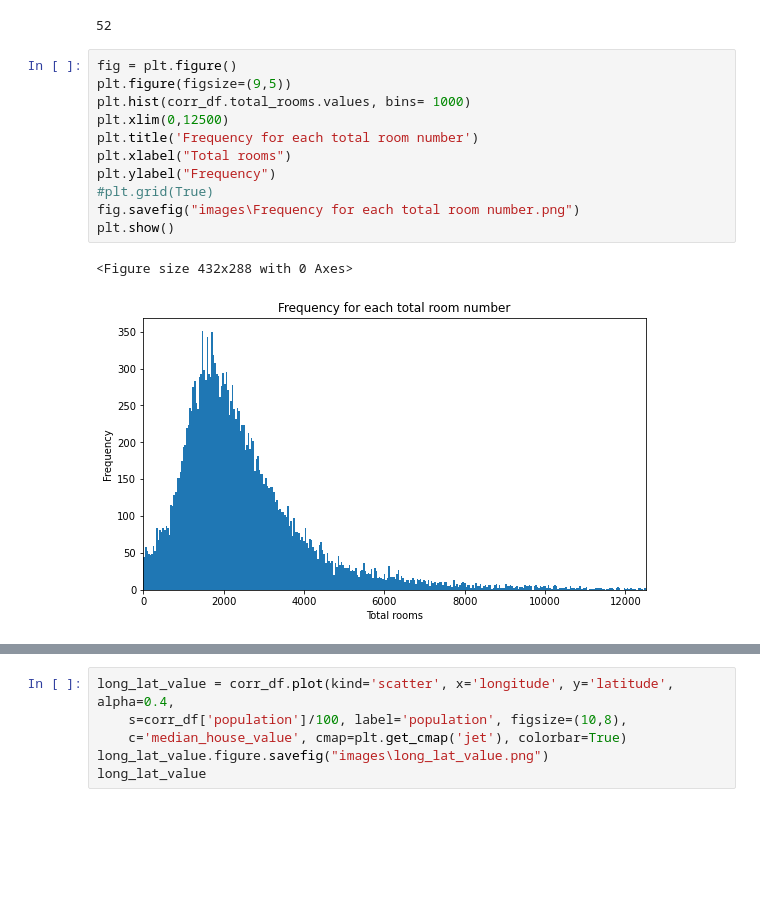
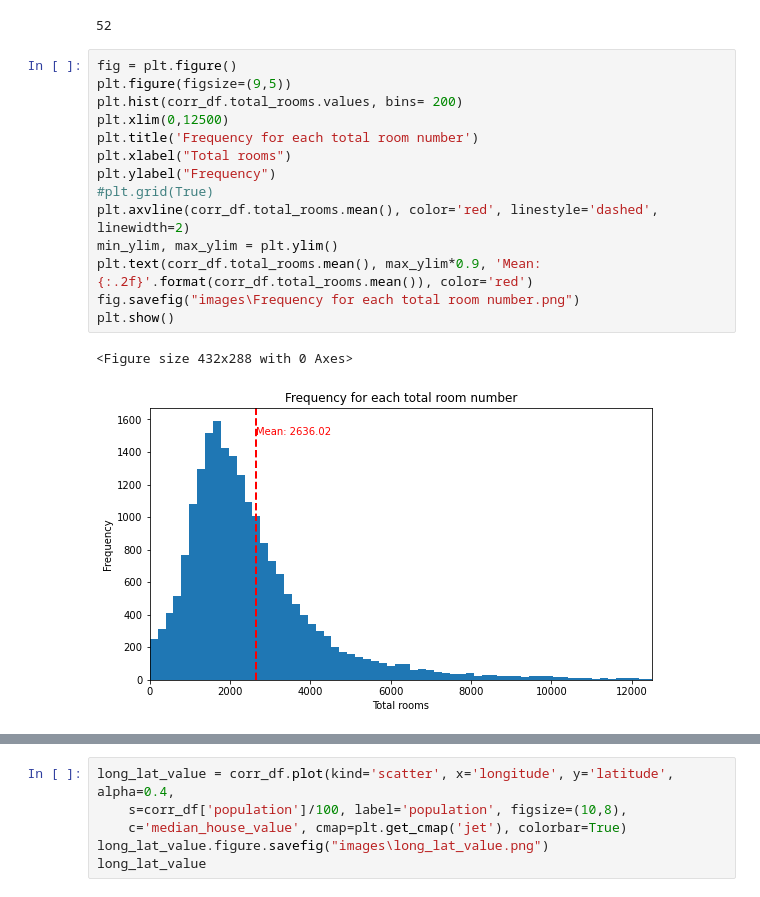
Before and after one commit to martinaviggiano/ml_project, a Jupyter notebook: Machine Learning Project.ipynb, the cells around one changed output, grey strips where cells are left out. Saved outputs shown, nothing was run; the diff lists cells and outputs as text; blank space fills up the shorter version.

Commit message:
Update plots

```diff
--- a/Machine Learning Project.ipynb
+++ b/Machine Learning Project.ipynb
@@ -264,17 +259,20 @@ len(unique_list)
 # %%
 fig = plt.figure()
 plt.figure(figsize=(9,5))
-plt.hist(corr_df.total_rooms.values, bins= 1000)
+plt.hist(corr_df.total_rooms.values, bins= 200)
 plt.xlim(0,12500)
 plt.title('Frequency for each total room number')
 plt.xlabel("Total rooms")
 plt.ylabel("Frequency")
 #plt.grid(True)
+plt.axvline(corr_df.total_rooms.mean(), color='red', linestyle='dashed', linewidth=2)
+min_ylim, max_ylim = plt.ylim()
+plt.text(corr_df.total_rooms.mean(), max_ylim*0.9, 'Mean: {:.2f}'.format(corr_df.total_rooms.mean()), color='red')
 fig.savefig("images\Frequency for each total room number.png")
 plt.show()
 # %% [output]
 <Figure size 432x288 with 0 Axes>
-[figure, old version]
+[figure, new version]
 # %%
 fig = plt.figure()
 plt.figure(figsize=(9,5))
```
Also changed, not shown: parts of 8 cells of this notebook.
